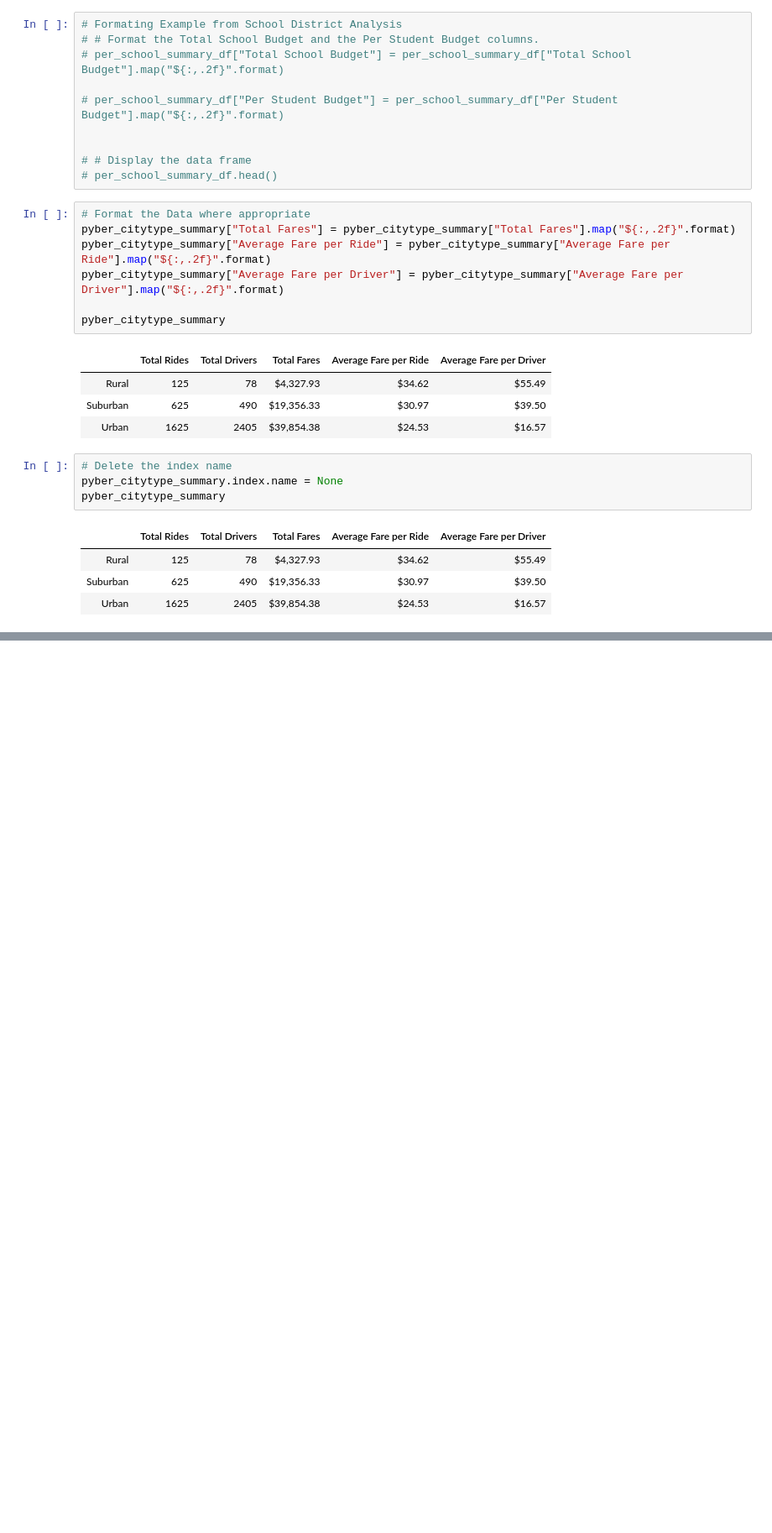
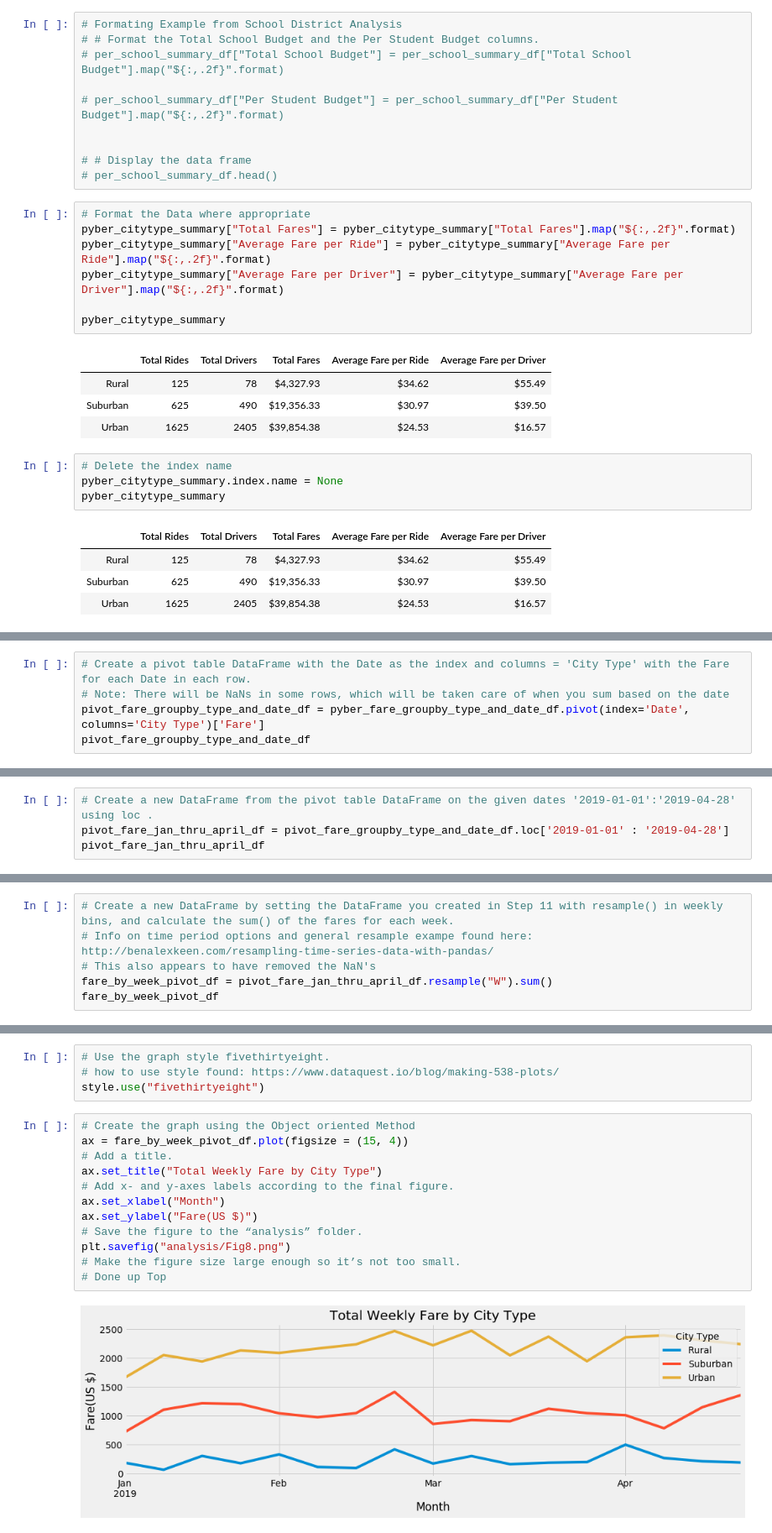
Before and after one commit to RudyR32/Pyber_Analysis, a Jupyter notebook: Pyber_Challenge.ipynb, the cells around one changed output, grey strips where cells are left out. Shown at 84% size. Saved outputs shown, nothing was run; the diff lists cells and outputs as text; blank space fills up the shorter version.

Commit message:
Pyber_Challenge Step 2 Complete.

```diff
--- a/Pyber_Challenge.ipynb
+++ b/Pyber_Challenge.ipynb
@@ -1106,0 +1230,5 @@ pyber_citytype_summary
+# %%
+# Create a pivot table DataFrame with the Date as the index and columns = 'City Type' with the Fare for each Date in each row.
+# Note: There will be NaNs in some rows, which will be taken care of when you sum based on the date
+pivot_fare_groupby_type_and_date_df = pyber_fare_groupby_type_and_date_df.pivot(index='Date', columns='City Type')['Fare']
+pivot_fare_groupby_type_and_date_df
@@ -1106,0 +1250,4 @@ pyber_citytype_summary
+# %%
+# Create a new DataFrame from the pivot table DataFrame on the given dates '2019-01-01':'2019-04-28' using loc .
+pivot_fare_jan_thru_april_df = pivot_fare_groupby_type_and_date_df.loc['2019-01-01' : '2019-04-28']
+pivot_fare_jan_thru_april_df
@@ -1106,0 +1269,6 @@ pyber_citytype_summary
+# %%
+# Create a new DataFrame by setting the DataFrame you created in Step 11 with resample() in weekly bins, and calculate the sum() of the fares for each week.
+# Info on time period options and general resample exampe found here: http://benalexkeen.com/resampling-time-series-data-with-pandas/
+# This also appears to have removed the NaN's
+fare_by_week_pivot_df = pivot_fare_jan_thru_april_df.resample("W").sum()
+fare_by_week_pivot_df
@@ -1106,0 +1325,18 @@ pyber_citytype_summary
+# %%
+# Use the graph style fivethirtyeight.
+# how to use style found: https://www.dataquest.io/blog/making-538-plots/
+style.use("fivethirtyeight")
+# %%
+# Create the graph using the Object oriented Method
+ax = fare_by_week_pivot_df.plot(figsize = (15, 4))
+# Add a title.
+ax.set_title("Total Weekly Fare by City Type")
+# Add x- and y-axes labels according to the final figure.
+ax.set_xlabel("Month")
+ax.set_ylabel("Fare(US $)")
+# Save the figure to the “analysis” folder.
+plt.savefig("analysis/Fig8.png")
+# Make the figure size large enough so it’s not too small.
+# Done up Top
+# %% [output]
+[figure, added]
```
Also changed, not shown: parts of 13 cells of this notebook, 1 other file.
